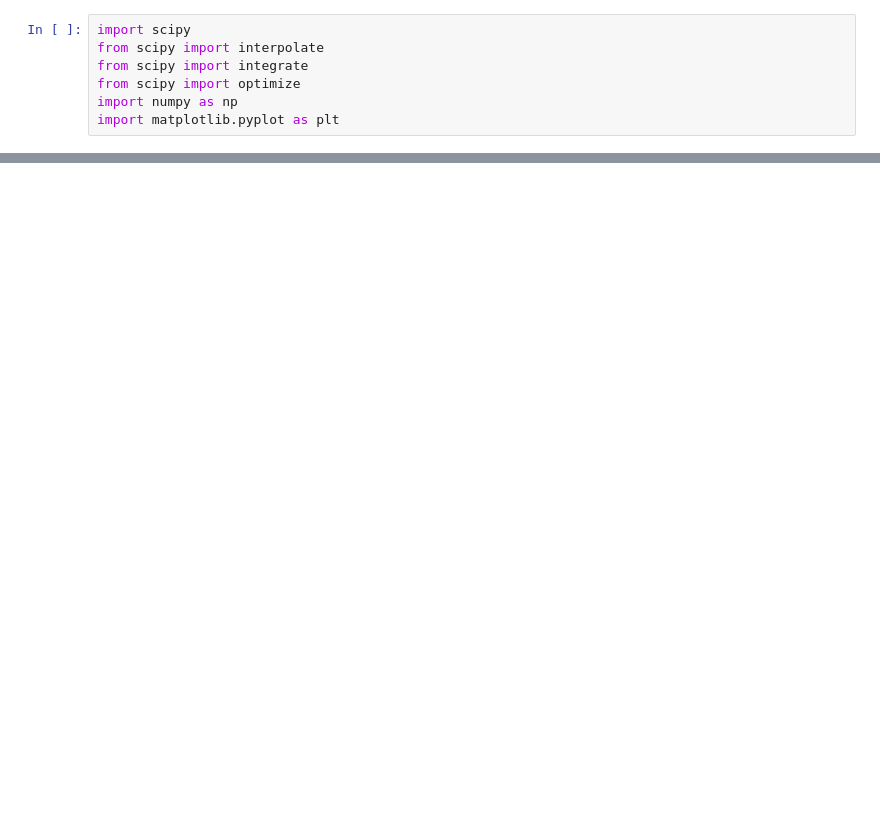
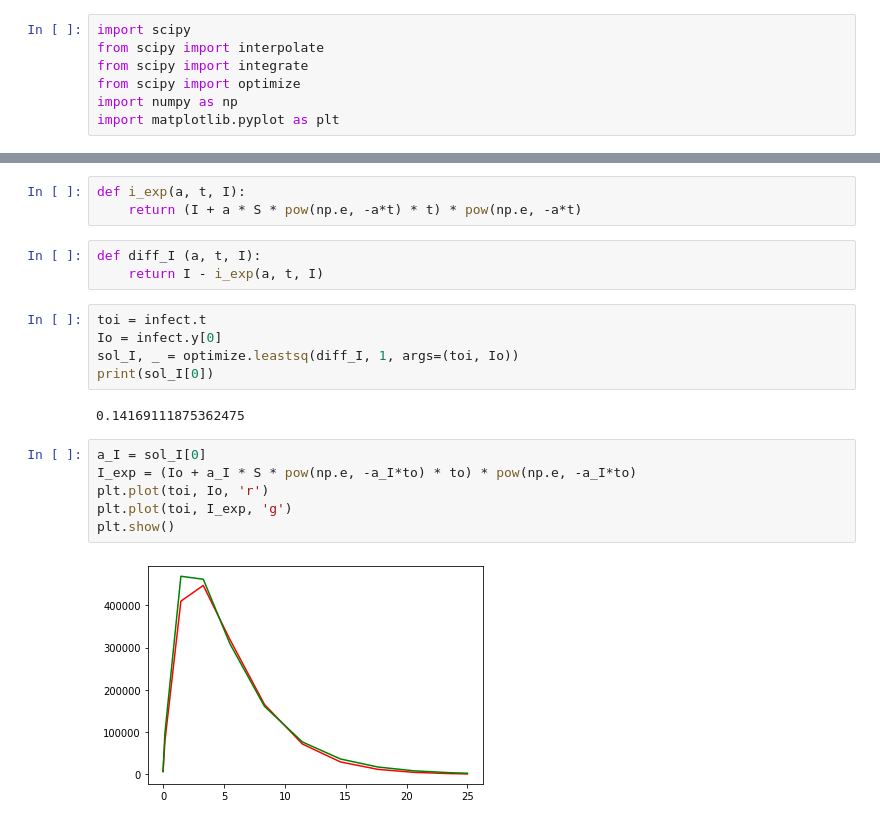
Before and after one commit to vic-map/Data_science_HW, a Jupyter notebook: Hw5.2.ipynb, the cells around one changed output, grey strips where cells are left out. Cells and saved outputs as stored; diff of their text form; blank space fills up the shorter version.

```diff
--- a/Hw5.2.ipynb
+++ b/Hw5.2.ipynb
@@ -41,3 +52,24 @@ plt.show()
+# %%
+def i_exp(a, t, I):
+    return (I + a * S * pow(np.e, -a*t) * t) * pow(np.e, -a*t)
+# %%
+def diff_I (a, t, I):
+    return I - i_exp(a, t, I)
+# %%
+toi = infect.t
+Io = infect.y[0]
+sol_I, _ = optimize.leastsq(diff_I, 1, args=(toi, Io))
+print(sol_I[0])
+# %% [output]
+0.14169111875362475
+# %%
+a_I = sol_I[0]
+I_exp = (Io + a_I * S * pow(np.e, -a_I*to) * to) * pow(np.e, -a_I*to)
+plt.plot(toi, Io, 'r')
+plt.plot(toi, I_exp, 'g')
+plt.show()
+# %% [output]
+[figure, added]
 # %%
 def drdt(t,R):
     return (b * infect.sol(t))
```
Also changed, not shown: parts of 9 cells of this notebook, 2 other files.
